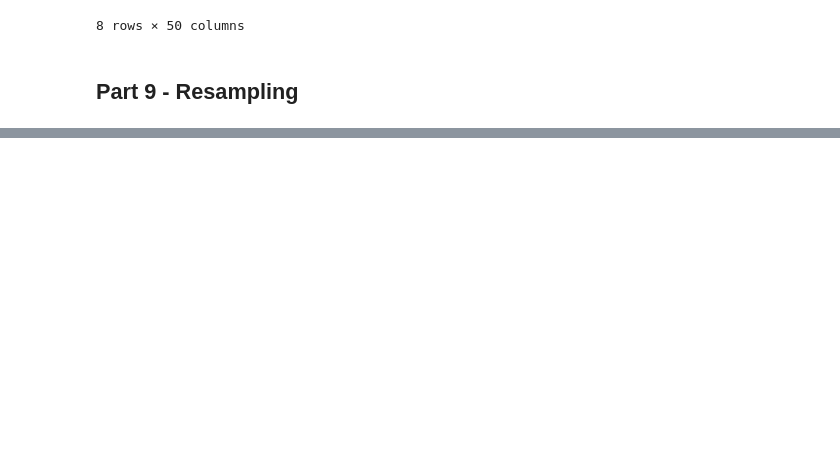
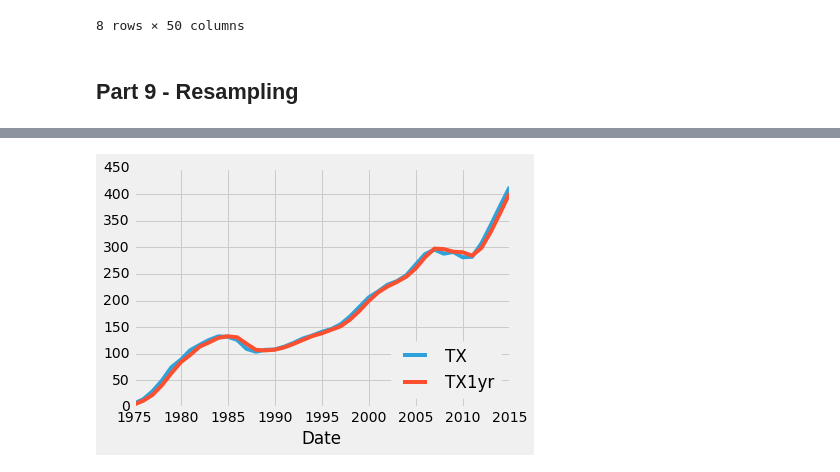
Before and after one commit to zareenfarooqui/data-analysis-with-python-and-pandas, a Jupyter notebook: Python for Data Analysis.ipynb, the cells around one changed output, grey strips where cells are left out. Saved outputs shown, nothing was run; the diff lists cells and outputs as text; code cells hidden in the pictures; blank space fills up the shorter version.

```diff
--- a/Python for Data Analysis.ipynb
+++ b/Python for Data Analysis.ipynb
@@ -892,0 +969,6 @@ HPI_State_Correlation.describe()
+# %%
+# delete the NaN: drop every row that has any missing data
+
+HPI_data[['TX','TX1yr']].head()
+HPI_data.dropna(inplace=True)
+HPI_data[['TX','TX1yr']].head()
@@ -892,0 +983,10 @@ HPI_State_Correlation.describe()
+# %%
+fig = plt.figure()
+ax1 = plt.subplot2grid((1,1), (0,0))
+
+HPI_data[['TX','TX1yr']].plot(ax = ax1)
+
+plt.legend(loc=4)
+plt.show()
+# %% [output]
+[figure, added]
```
Also changed, not shown: parts of 89 cells of this notebook.
